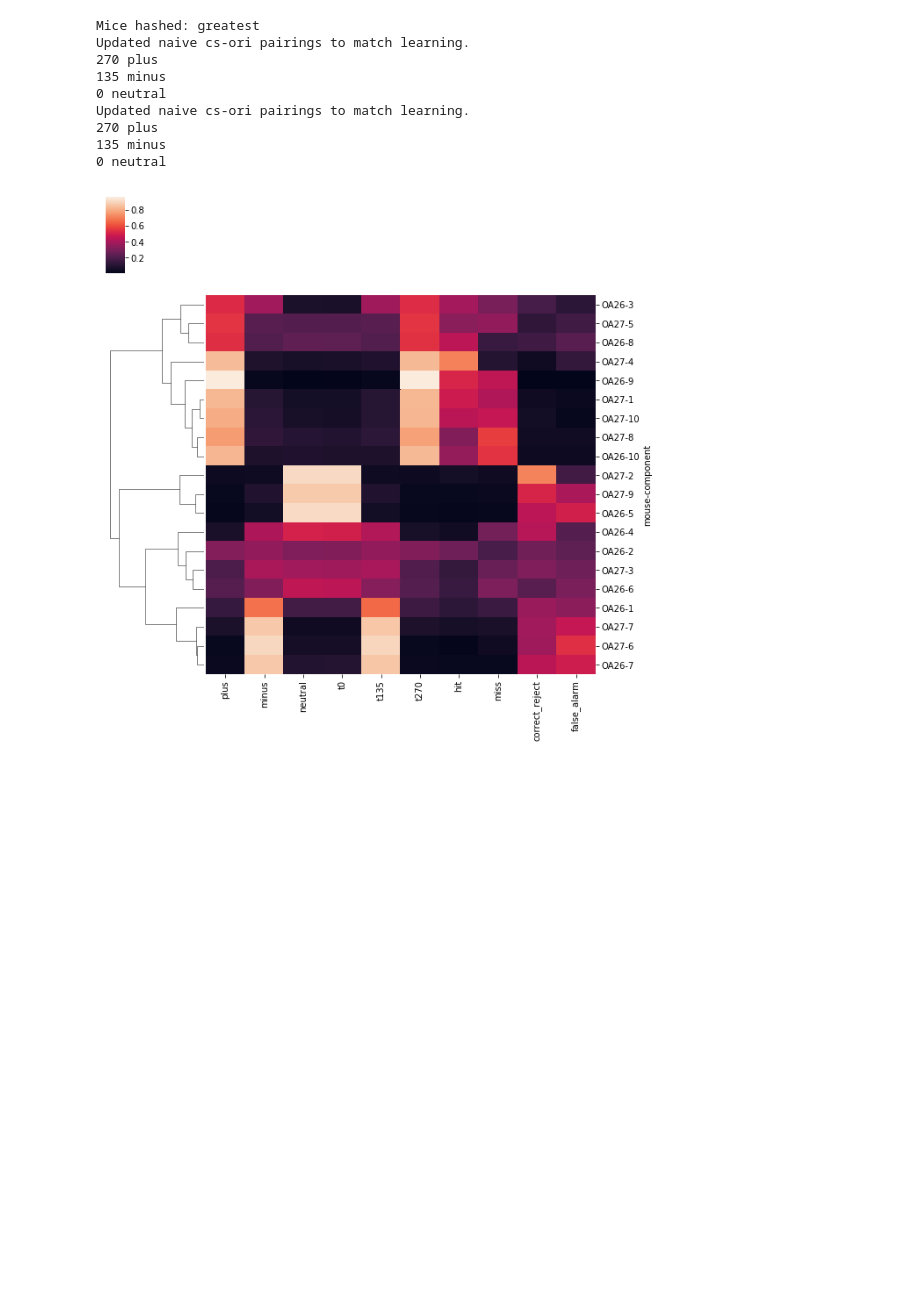
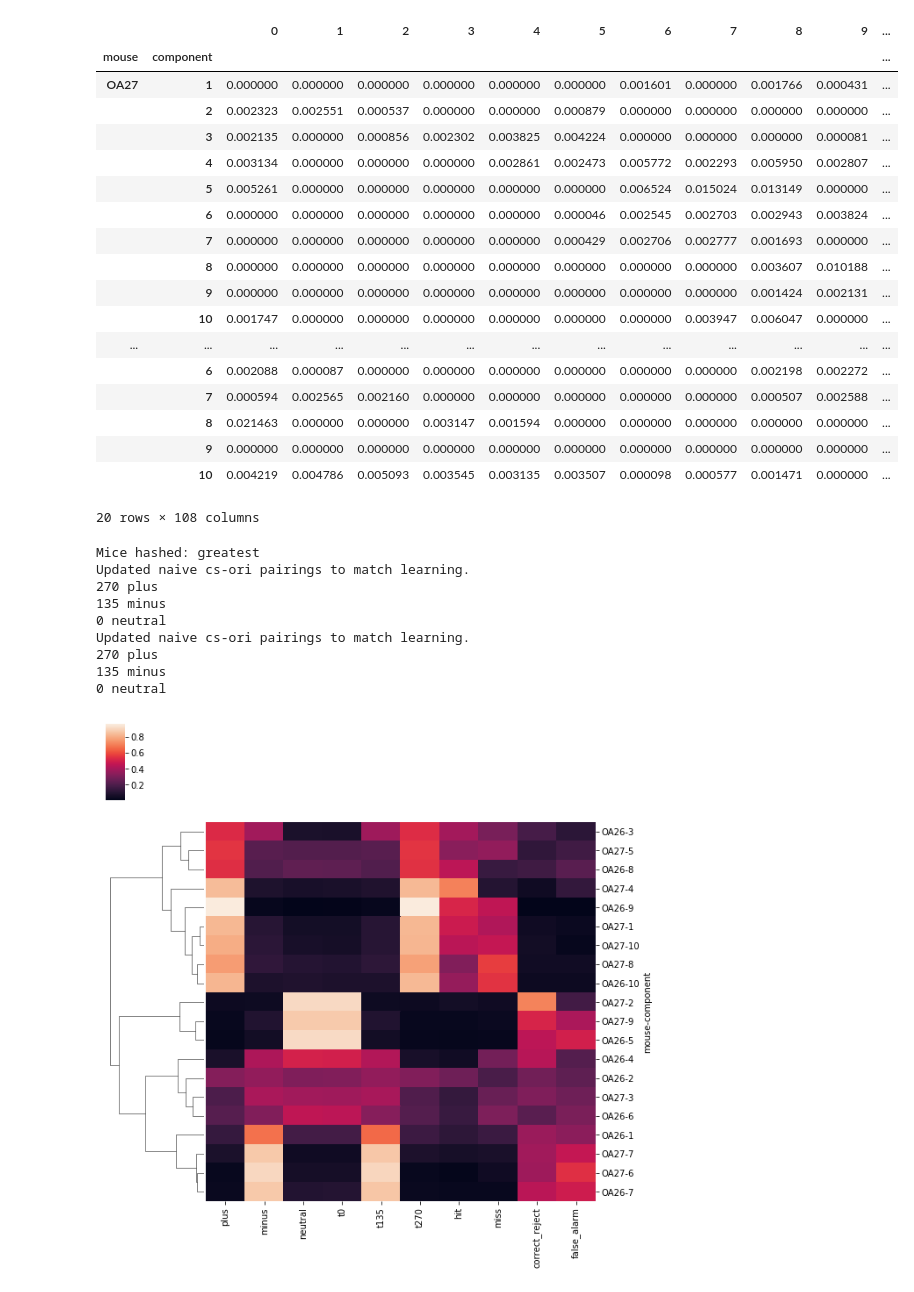
Before and after one commit to klmcguir/cascade, a Jupyter notebook: jupyter notebooks/stitching/Clustering across mice.ipynb, the cells around one changed output. Saved outputs shown, nothing was run; the diff lists cells and outputs as text; code cells hidden in the pictures; blank space fills up the shorter version.

```diff
--- a/jupyter notebooks/stitching/Clustering across mice.ipynb
+++ b/jupyter notebooks/stitching/Clustering across mice.ipynb
@@ -16,3 +42,25 @@ from cascade import utils
+# %%
+b
+# %% [output]
+|  |  | 0 | 1 | 2 | 3 | 4 | 5 | 6 | 7 | 8 | 9 | ... |
+| mouse | component |  |  |  |  |  |  |  |  |  |  | ... |
+| OA27 | 1 | 0.000000 | 0.000000 | 0.000000 | 0.000000 | 0.000000 | 0.000000 | 0.001601 | 0.000000 | 0.001766 | 0.000431 | ... |
+|  | 2 | 0.002323 | 0.002551 | 0.000537 | 0.000000 | 0.000000 | 0.000879 | 0.000000 | 0.000000 | 0.000000 | 0.000000 | ... |
+|  | 3 | 0.002135 | 0.000000 | 0.000856 | 0.002302 | 0.003825 | 0.004224 | 0.000000 | 0.000000 | 0.000000 | 0.000081 | ... |
+|  | 4 | 0.003134 | 0.000000 | 0.000000 | 0.000000 | 0.002861 | 0.002473 | 0.005772 | 0.002293 | 0.005950 | 0.002807 | ... |
+|  | 5 | 0.005261 | 0.000000 | 0.000000 | 0.000000 | 0.000000 | 0.000000 | 0.006524 | 0.015024 | 0.013149 | 0.000000 | ... |
+|  | 6 | 0.000000 | 0.000000 | 0.000000 | 0.000000 | 0.000000 | 0.000046 | 0.002545 | 0.002703 | 0.002943 | 0.003824 | ... |
+|  | 7 | 0.000000 | 0.000000 | 0.000000 | 0.000000 | 0.000000 | 0.000429 | 0.002706 | 0.002777 | 0.001693 | 0.000000 | ... |
+|  | 8 | 0.000000 | 0.000000 | 0.000000 | 0.000000 | 0.000000 | 0.000000 | 0.000000 | 0.000000 | 0.003607 | 0.010188 | ... |
+|  | 9 | 0.000000 | 0.000000 | 0.000000 | 0.000000 | 0.000000 | 0.000000 | 0.000000 | 0.000000 | 0.001424 | 0.002131 | ... |
+|  | 10 | 0.001747 | 0.000000 | 0.000000 | 0.000000 | 0.000000 | 0.000000 | 0.000000 | 0.003947 | 0.006047 | 0.000000 | ... |
+| ... | ... | ... | ... | ... | ... | ... | ... | ... | ... | ... | ... | ... |
+|  | 6 | 0.002088 | 0.000087 | 0.000000 | 0.000000 | 0.000000 | 0.000000 | 0.000000 | 0.000000 | 0.002198 | 0.002272 | ... |
+|  | 7 | 0.000594 | 0.002565 | 0.002160 | 0.000000 | 0.000000 | 0.000000 | 0.000000 | 0.000000 | 0.000507 | 0.002588 | ... |
+|  | 8 | 0.021463 | 0.000000 | 0.000000 | 0.003147 | 0.001594 | 0.000000 | 0.000000 | 0.000000 | 0.000000 | 0.000000 | ... |
+|  | 9 | 0.000000 | 0.000000 | 0.000000 | 0.000000 | 0.000000 | 0.000000 | 0.000000 | 0.000000 | 0.000000 | 0.000000 | ... |
+|  | 10 | 0.004219 | 0.004786 | 0.005093 | 0.003545 | 0.003135 | 0.003507 | 0.000098 | 0.000577 | 0.001471 | 0.000000 | ... |
+20 rows × 108 columns
 # %%
 mice = ['OA27', 'OA26']
 trace_type='zscore_day'
```
Also changed, not shown: parts of 2 cells of this notebook, 2 other files.
